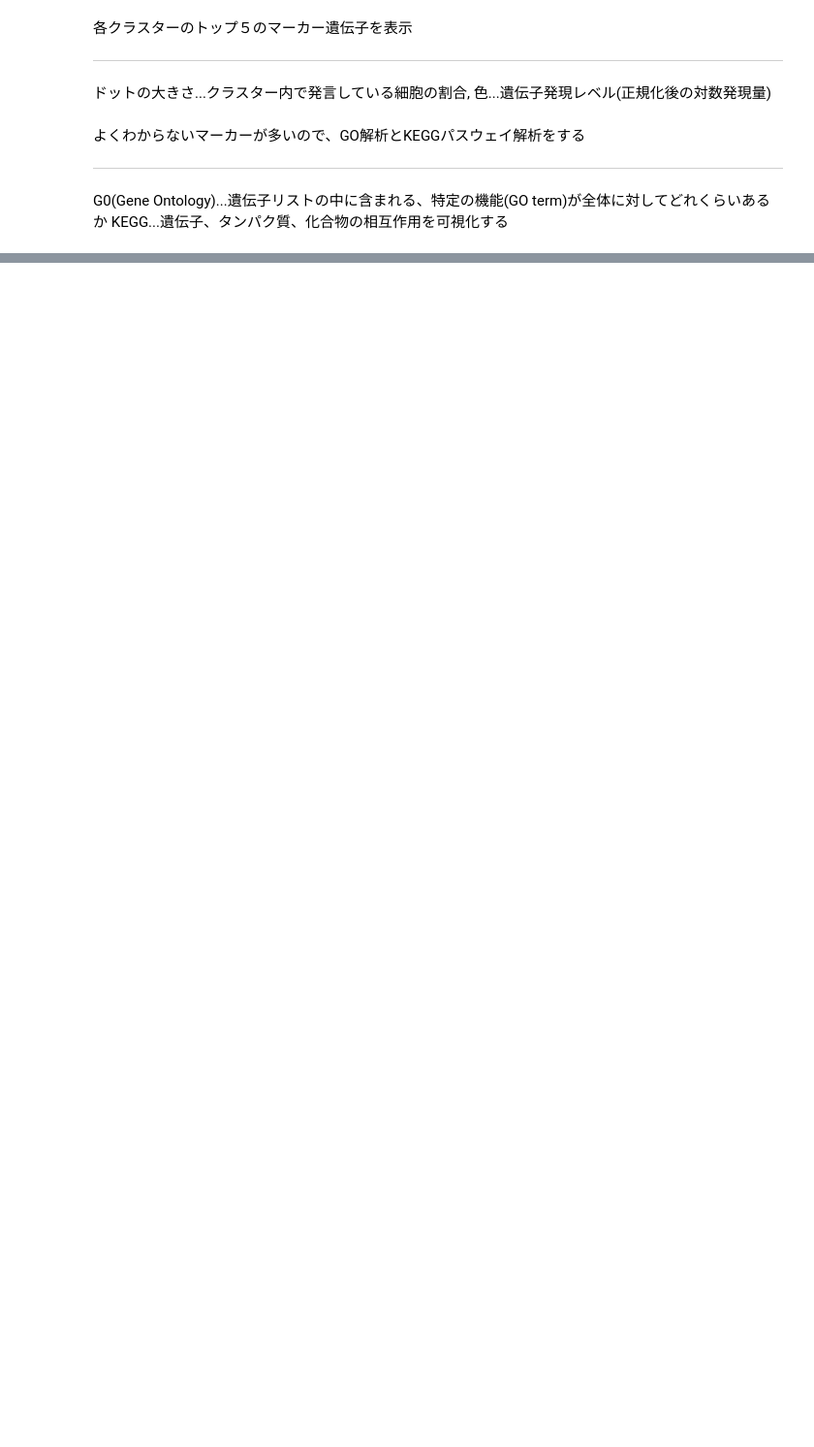
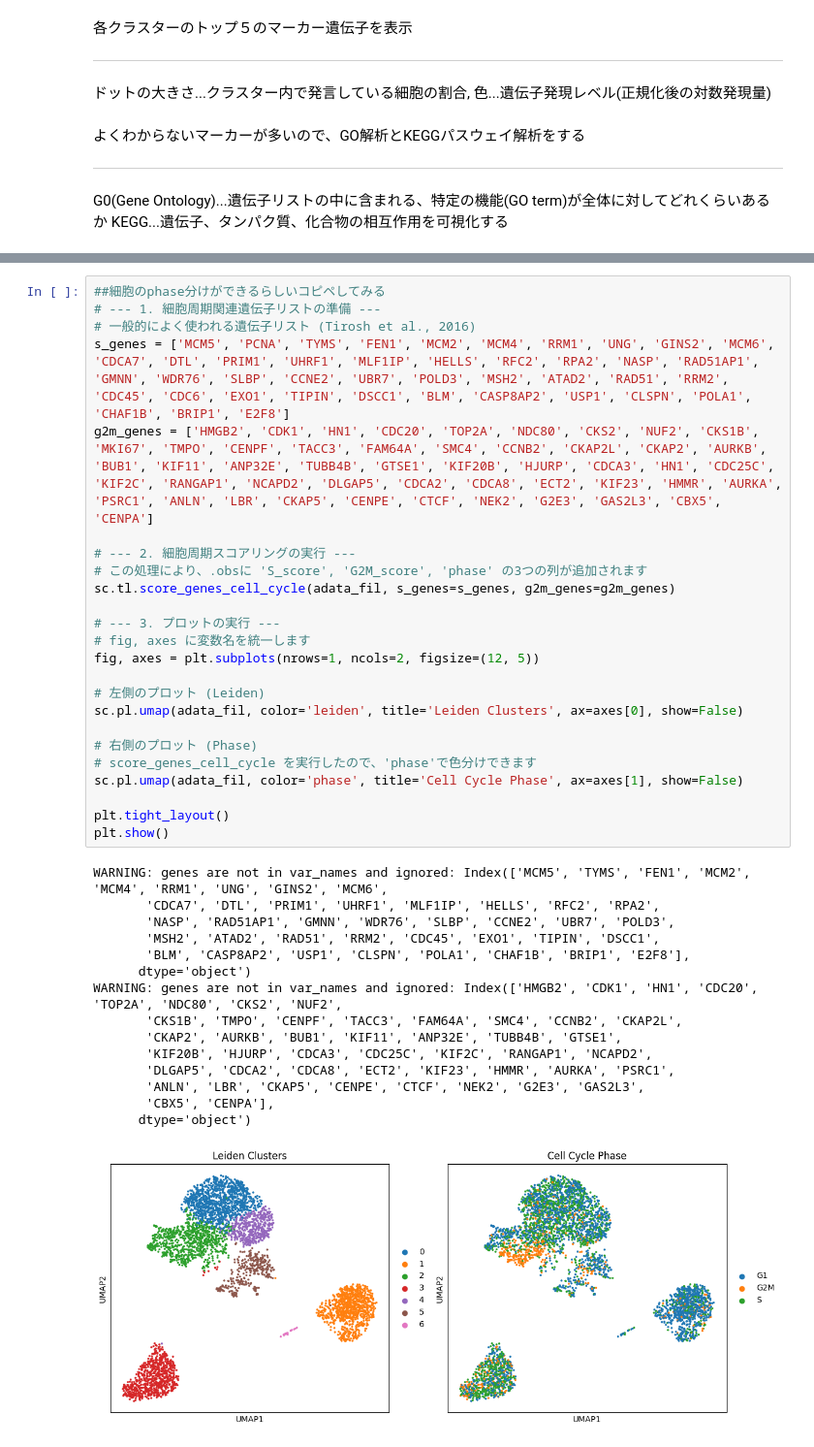
Before and after one commit to jamagiwa/Kaggle, a Jupyter notebook: GBM_scRNAseq.ipynb, the cells around one changed output, grey strips where cells are left out. Shown at 97% size. Drawn from its saved outputs; the diff is of its cells as text; blank space fills up the shorter version.

```diff
--- a/GBM_scRNAseq.ipynb
+++ b/GBM_scRNAseq.ipynb
@@ -367,0 +384,40 @@ SOX２が発現しているので何かありそう
+# %%
+##細胞のphase分けができるらしいコピペしてみる
+# --- 1. 細胞周期関連遺伝子リストの準備 ---
+# 一般的によく使われる遺伝子リスト (Tirosh et al., 2016)
+s_genes = ['MCM5', 'PCNA', 'TYMS', 'FEN1', 'MCM2', 'MCM4', 'RRM1', 'UNG', 'GINS2', 'MCM6', 'CDCA7', 'DTL', 'PRIM1', 'UHRF1', 'MLF1IP', 'HELLS', 'RFC2', 'RPA2', 'NASP', 'RAD51AP1', 'GMNN', 'WDR76', 'SLBP', 'CCNE2', 'UBR7', 'POLD3', 'MSH2', 'ATAD2', 'RAD51', 'RRM2', 'CDC45', 'CDC6', 'EXO1', 'TIPIN', 'DSCC1', 'BLM', 'CASP8AP2', 'USP1', 'CLSPN', 'POLA1', 'CHAF1B', 'BRIP1', 'E2F8']
+g2m_genes = ['HMGB2', 'CDK1', 'HN1', 'CDC20', 'TOP2A', 'NDC80', 'CKS2', 'NUF2', 'CKS1B', 'MKI67', 'TMPO', 'CENPF', 'TACC3', 'FAM64A', 'SMC4', 'CCNB2', 'CKAP2L', 'CKAP2', 'AURKB', 'BUB1', 'KIF11', 'ANP32E', 'TUBB4B', 'GTSE1', 'KIF20B', 'HJURP', 'CDCA3', 'HN1', 'CDC25C', 'KIF2C', 'RANGAP1', 'NCAPD2', 'DLGAP5', 'CDCA2', 'CDCA8', 'ECT2', 'KIF23', 'HMMR', 'AURKA', 'PSRC1', 'ANLN', 'LBR', 'CKAP5', 'CENPE', 'CTCF', 'NEK2', 'G2E3', 'GAS2L3', 'CBX5', 'CENPA']
+
+# --- 2. 細胞周期スコアリングの実行 ---
+# この処理により、.obsに 'S_score', 'G2M_score', 'phase' の3つの列が追加されます
+sc.tl.score_genes_cell_cycle(adata_fil, s_genes=s_genes, g2m_genes=g2m_genes)
+
+# --- 3. プロットの実行 ---
+# fig, axes に変数名を統一します
+fig, axes = plt.subplots(nrows=1, ncols=2, figsize=(12, 5))
+
+# 左側のプロット (Leiden)
+sc.pl.umap(adata_fil, color='leiden', title='Leiden Clusters', ax=axes[0], show=False)
+
+# 右側のプロット (Phase)
+# score_genes_cell_cycle を実行したので、'phase'で色分けできます
+sc.pl.umap(adata_fil, color='phase', title='Cell Cycle Phase', ax=axes[1], show=False)
+
+plt.tight_layout()
+plt.show()
+# %% [output]
+WARNING: genes are not in var_names and ignored: Index(['MCM5', 'TYMS', 'FEN1', 'MCM2', 'MCM4', 'RRM1', 'UNG', 'GINS2', 'MCM6',
+       'CDCA7', 'DTL', 'PRIM1', 'UHRF1', 'MLF1IP', 'HELLS', 'RFC2', 'RPA2',
+       'NASP', 'RAD51AP1', 'GMNN', 'WDR76', 'SLBP', 'CCNE2', 'UBR7', 'POLD3',
+       'MSH2', 'ATAD2', 'RAD51', 'RRM2', 'CDC45', 'EXO1', 'TIPIN', 'DSCC1',
+       'BLM', 'CASP8AP2', 'USP1', 'CLSPN', 'POLA1', 'CHAF1B', 'BRIP1', 'E2F8'],
+      dtype='object')
+WARNING: genes are not in var_names and ignored: Index(['HMGB2', 'CDK1', 'HN1', 'CDC20', 'TOP2A', 'NDC80', 'CKS2', 'NUF2',
+       'CKS1B', 'TMPO', 'CENPF', 'TACC3', 'FAM64A', 'SMC4', 'CCNB2', 'CKAP2L',
+       'CKAP2', 'AURKB', 'BUB1', 'KIF11', 'ANP32E', 'TUBB4B', 'GTSE1',
+       'KIF20B', 'HJURP', 'CDCA3', 'CDC25C', 'KIF2C', 'RANGAP1', 'NCAPD2',
+       'DLGAP5', 'CDCA2', 'CDCA8', 'ECT2', 'KIF23', 'HMMR', 'AURKA', 'PSRC1',
+       'ANLN', 'LBR', 'CKAP5', 'CENPE', 'CTCF', 'NEK2', 'G2E3', 'GAS2L3',
+       'CBX5', 'CENPA'],
+      dtype='object')
+[figure, added]
```
Also changed, not shown: parts of 10 cells of this notebook.
